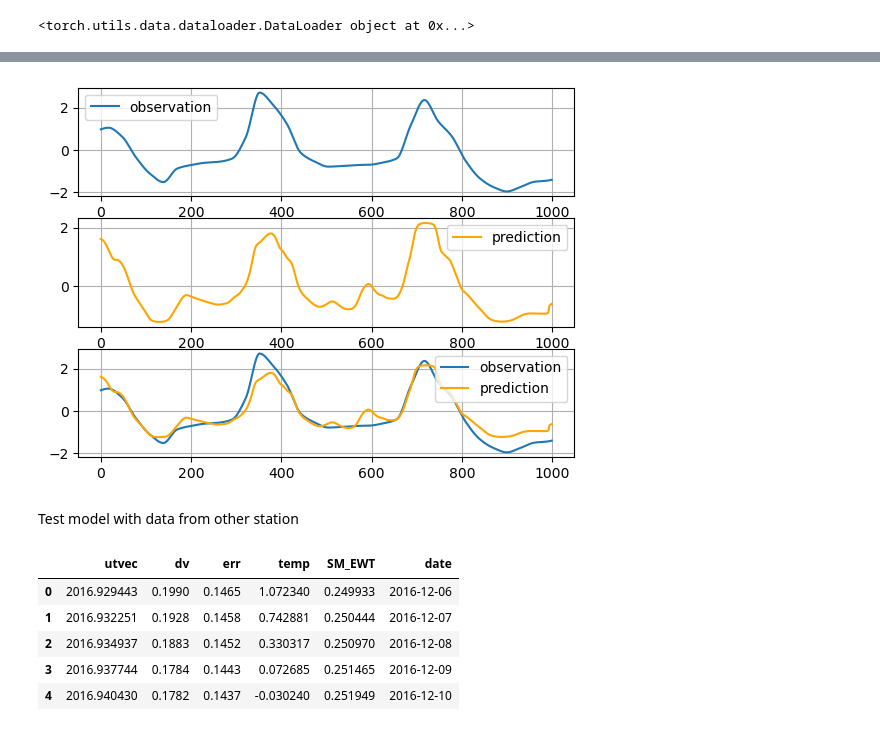
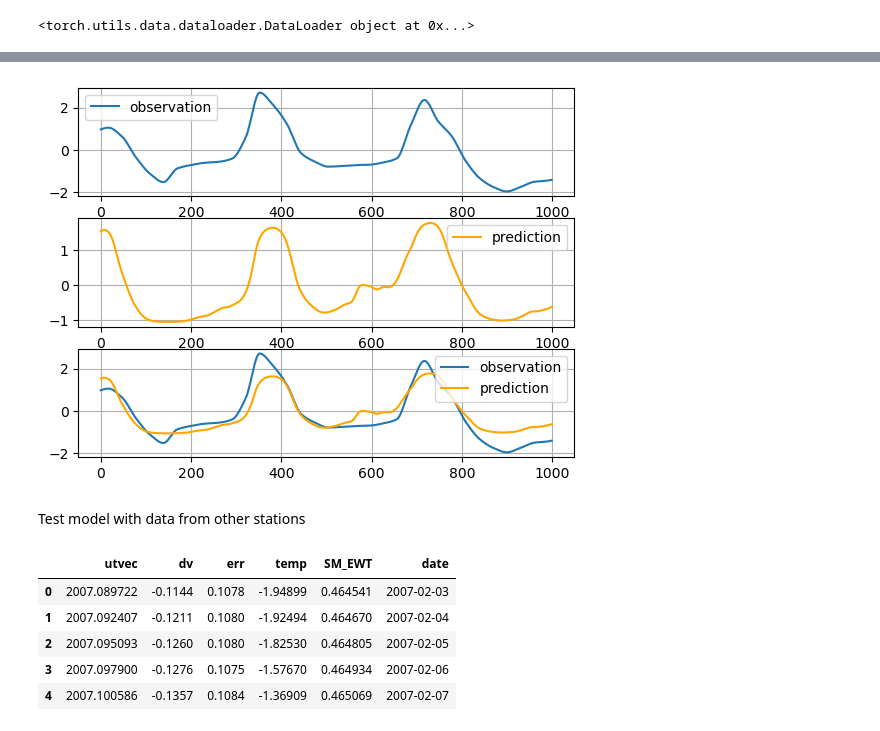
Before and after one commit to UW-ESS-DS/MLGeo_2023_Utahdvv_to_moisture, a Jupyter notebook: 1_model_training/1_LSTM.ipynb, the cells around one changed output, grey strips where cells are left out. Drawn from its saved outputs; the diff is of its cells as text; code cells hidden in the pictures.

```diff
--- a/1_model_training/1_LSTM.ipynb
+++ b/1_model_training/1_LSTM.ipynb
@@ -250,45 +258,46 @@ Epoch 38/40: train RMSE 0.3872, test RMSE 0.5727
 # %%
 ## test model
 
-# Create an instance of the model
-#model = MultivariateLSTM(input_size, hidden_size, num_layers, output_size)
+# Load the model state at the best epoch
+best_model = MultivariateLSTM(input_size, hidden_size, num_layers, output_size)
+best_model.load_state_dict(torch.load('best_model.pth'))
 
 sequence_length = lookback
 #time_point= 20
 
 output2=[]
 for time_point in range(2000,3000):
     # Convert your input data to a torch tensor if it's not already
     input_data = torch.tensor(X[time_point-sequence_length:time_point,:2], dtype=torch.float32).unsqueeze(0)
     # Forward pass
-    output = model(input_data)
+    output = best_model(input_data)
     #print(output.detach().numpy().item())
     output2.append(output.detach().numpy().item())
 
 fig, ax = plt.subplots(3,1)
 ax[0].plot(X[2000:3000 ,2],label='observation')
 ax[1].plot(output2,label='prediction',c='orange')
 ax[2].plot(X[2000:3000 ,2],label='observation')
 ax[2].plot(output2,label='prediction',c='orange')
 ax[0].legend();ax[1].legend();ax[2].legend();
 ax[0].grid(True);ax[1].grid(True);ax[2].grid(True);
 # %% [output]
-[figure, old version]
+[figure, new version]
 # %% [markdown]
-Test model with data from other station
+Test model with data from other stations
 # %%
 ### only use one stations
 # Read in data and display first 5 rows
-fn='../Data/INTERP_FORU.csv'
+fn='../Data/INTERP_BGU.csv'
 features = pd.read_csv(fn)
 features.head()
 # %% [output]
 |  | utvec | dv | err | temp | SM_EWT | date |
-| 0 | 2016.929443 | 0.1990 | 0.1465 | 1.072340 | 0.249933 | 2016-12-06 |
-| 1 | 2016.932251 | 0.1928 | 0.1458 | 0.742881 | 0.250444 | 2016-12-07 |
-| 2 | 2016.934937 | 0.1883 | 0.1452 | 0.330317 | 0.250970 | 2016-12-08 |
-| 3 | 2016.937744 | 0.1784 | 0.1443 | 0.072685 | 0.251465 | 2016-12-09 |
-| 4 | 2016.940430 | 0.1782 | 0.1437 | -0.030240 | 0.251949 | 2016-12-10 |
+| 0 | 2007.089722 | -0.1144 | 0.1078 | -1.94899 | 0.464541 | 2007-02-03 |
+| 1 | 2007.092407 | -0.1211 | 0.1080 | -1.92494 | 0.464670 | 2007-02-04 |
+| 2 | 2007.095093 | -0.1260 | 0.1080 | -1.82530 | 0.464805 | 2007-02-05 |
+| 3 | 2007.097900 | -0.1276 | 0.1075 | -1.57670 | 0.464934 | 2007-02-06 |
+| 4 | 2007.100586 | -0.1357 | 0.1084 | -1.36909 | 0.465069 | 2007-02-07 |
 # %%
 time=np.asarray(features.utvec)
 dv = np.asarray(features.dv)
```
Also changed, not shown: parts of 3 cells of this notebook, 1 other file.
